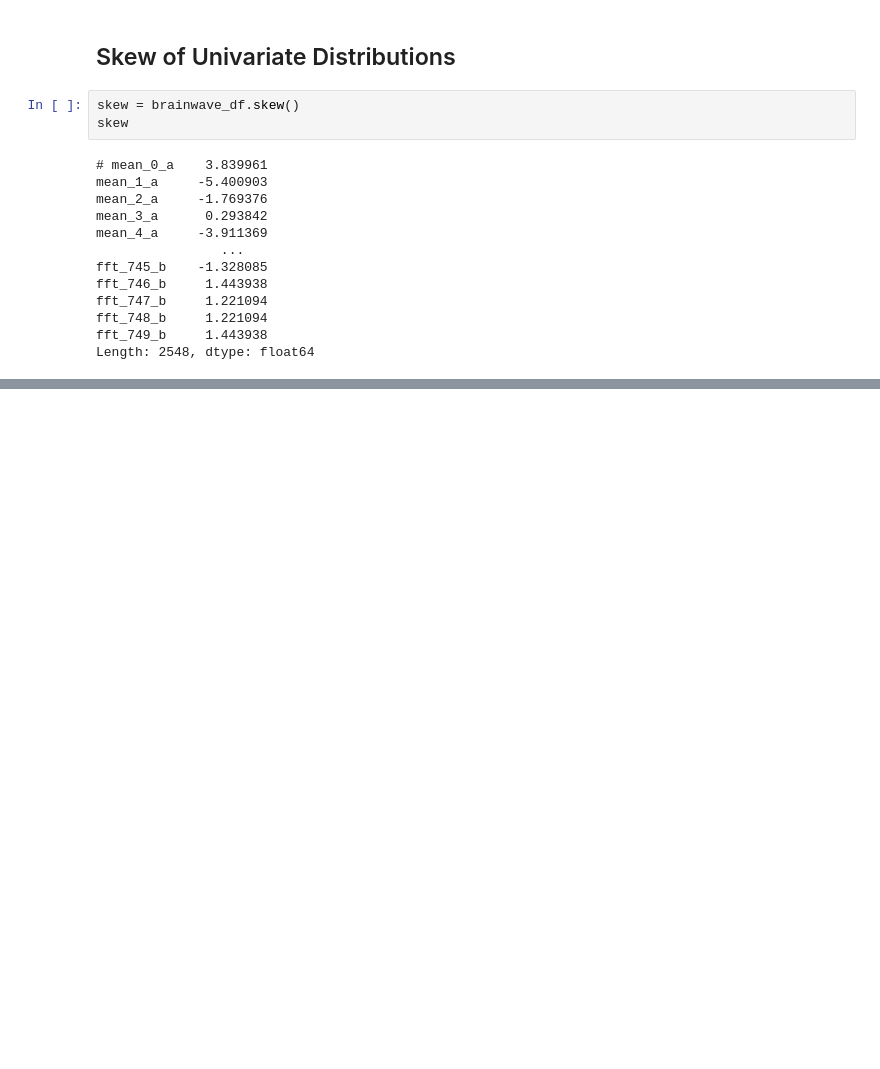
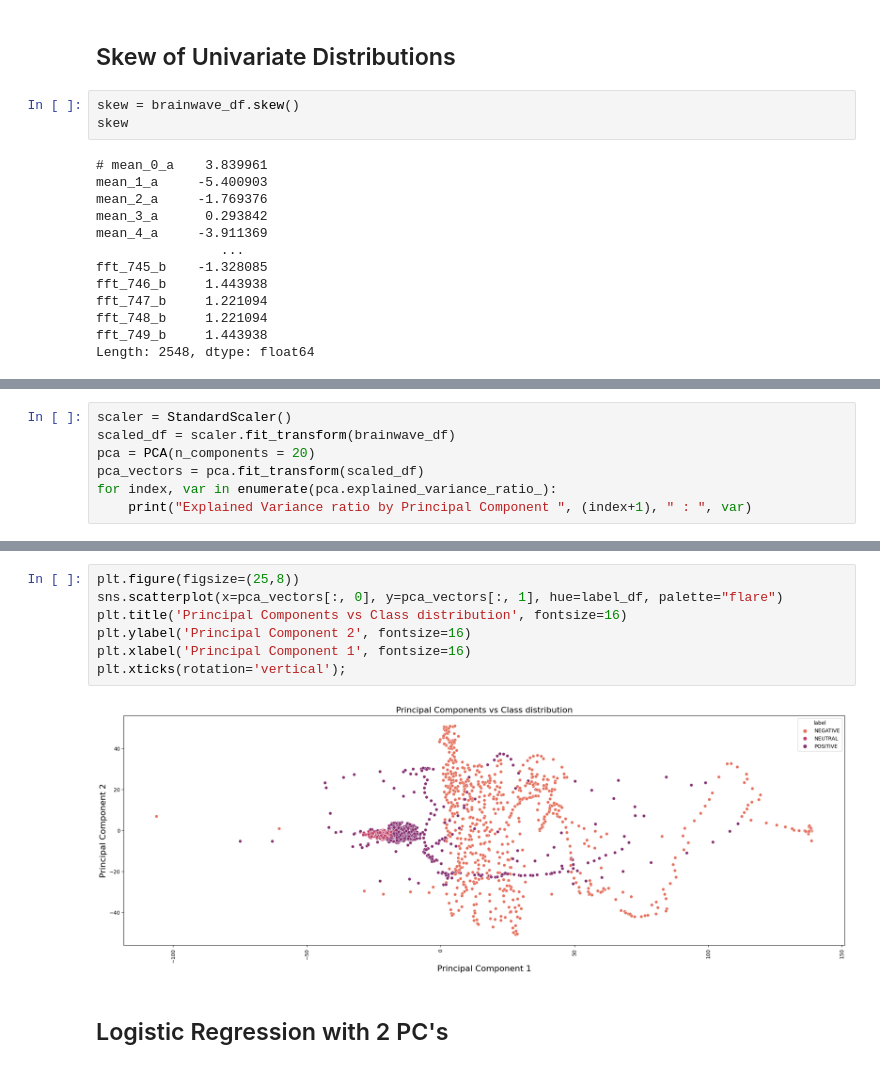
Before and after one commit to Namratha2301/CognitiveEmotion, a Jupyter notebook: Emotions From Brain Activity.ipynb, the cells around one changed output, grey strips where cells are left out. Cells and saved outputs as stored; diff of their text form; blank space fills up the shorter version.

```diff
--- a/Emotions From Brain Activity.ipynb
+++ b/Emotions From Brain Activity.ipynb
@@ -149,0 +185,7 @@ Length: 2548, dtype: float64
+# %%
+scaler = StandardScaler()
+scaled_df = scaler.fit_transform(brainwave_df)
+pca = PCA(n_components = 20)
+pca_vectors = pca.fit_transform(scaled_df)
+for index, var in enumerate(pca.explained_variance_ratio_):
+    print("Explained Variance ratio by Principal Component ", (index+1), " : ", var)
@@ -149,0 +213,11 @@ Length: 2548, dtype: float64
+# %%
+plt.figure(figsize=(25,8))
+sns.scatterplot(x=pca_vectors[:, 0], y=pca_vectors[:, 1], hue=label_df, palette="flare")
+plt.title('Principal Components vs Class distribution', fontsize=16)
+plt.ylabel('Principal Component 2', fontsize=16)
+plt.xlabel('Principal Component 1', fontsize=16)
+plt.xticks(rotation='vertical');
+# %% [output]
+[figure, added]
+# %% [markdown]
+## Logistic Regression with 2 PC's
```
Also changed, not shown: parts of 18 cells of this notebook.
